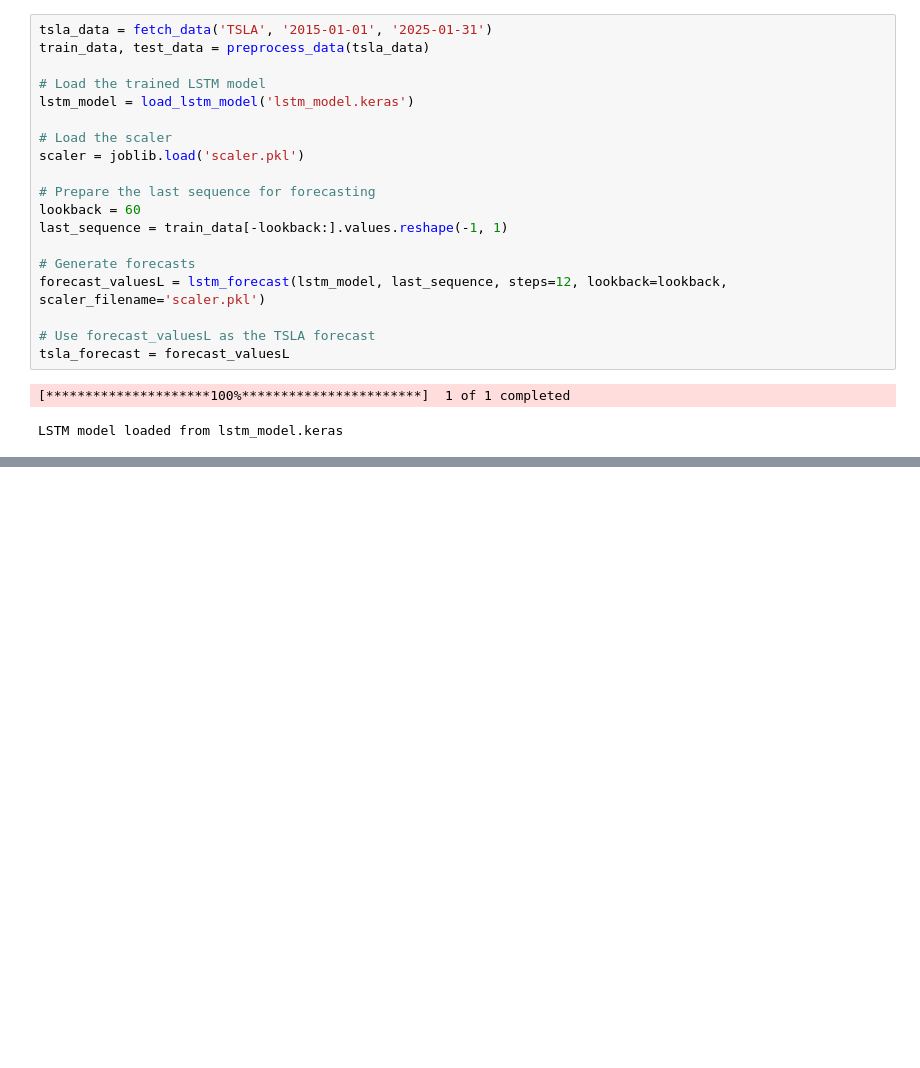
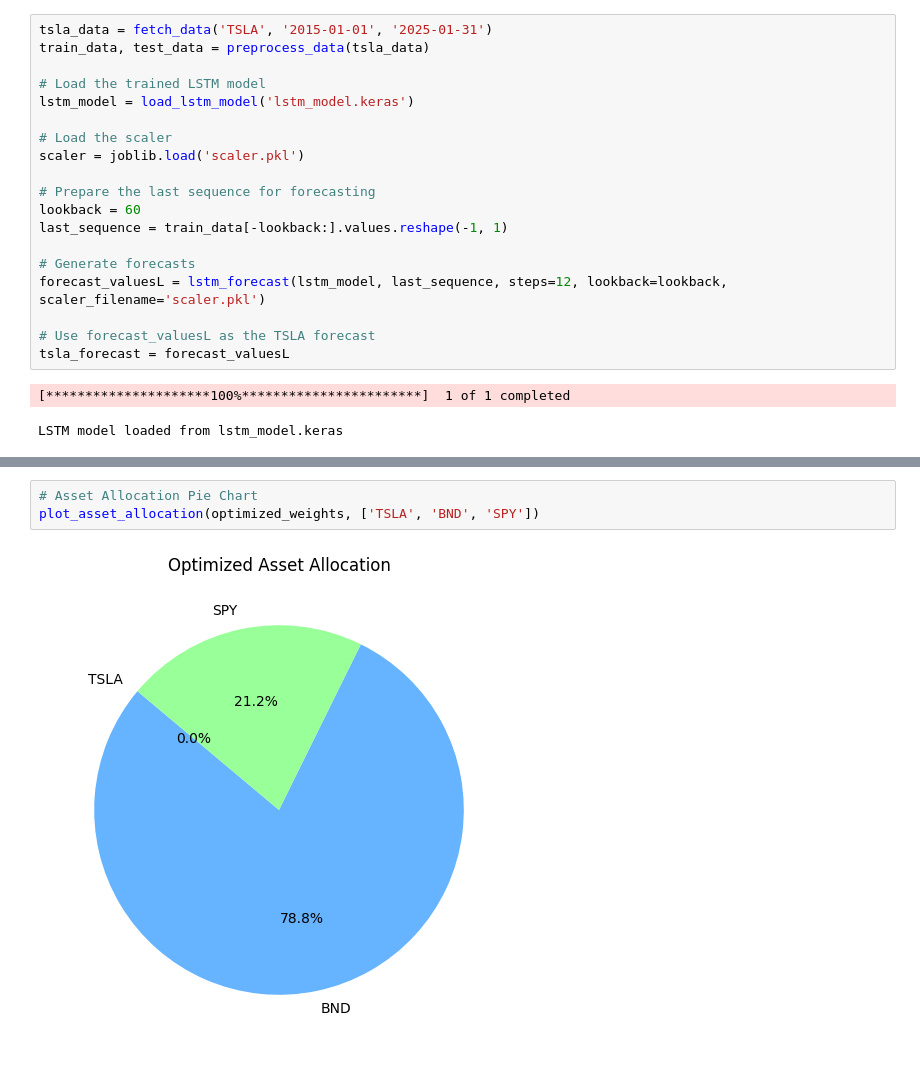
Before and after one commit to Natnahom/kaim-week-11, a Jupyter notebook: notebooks/portfolio_optimization.ipynb, the cells around one changed output, grey strips where cells are left out. Saved outputs shown, nothing was run; the diff lists cells and outputs as text; blank space fills up the shorter version.

```diff
--- a/notebooks/portfolio_optimization.ipynb
+++ b/notebooks/portfolio_optimization.ipynb
@@ -77,0 +150,5 @@ annual_returns, covariance_matrix = compute_annual_returns_and_covariance(combin
+# %%
+# Asset Allocation Pie Chart
+plot_asset_allocation(optimized_weights, ['TSLA', 'BND', 'SPY'])
+# %% [output]
+[figure, added]
```
Also changed, not shown: parts of 11 cells of this notebook, 1 other file.
